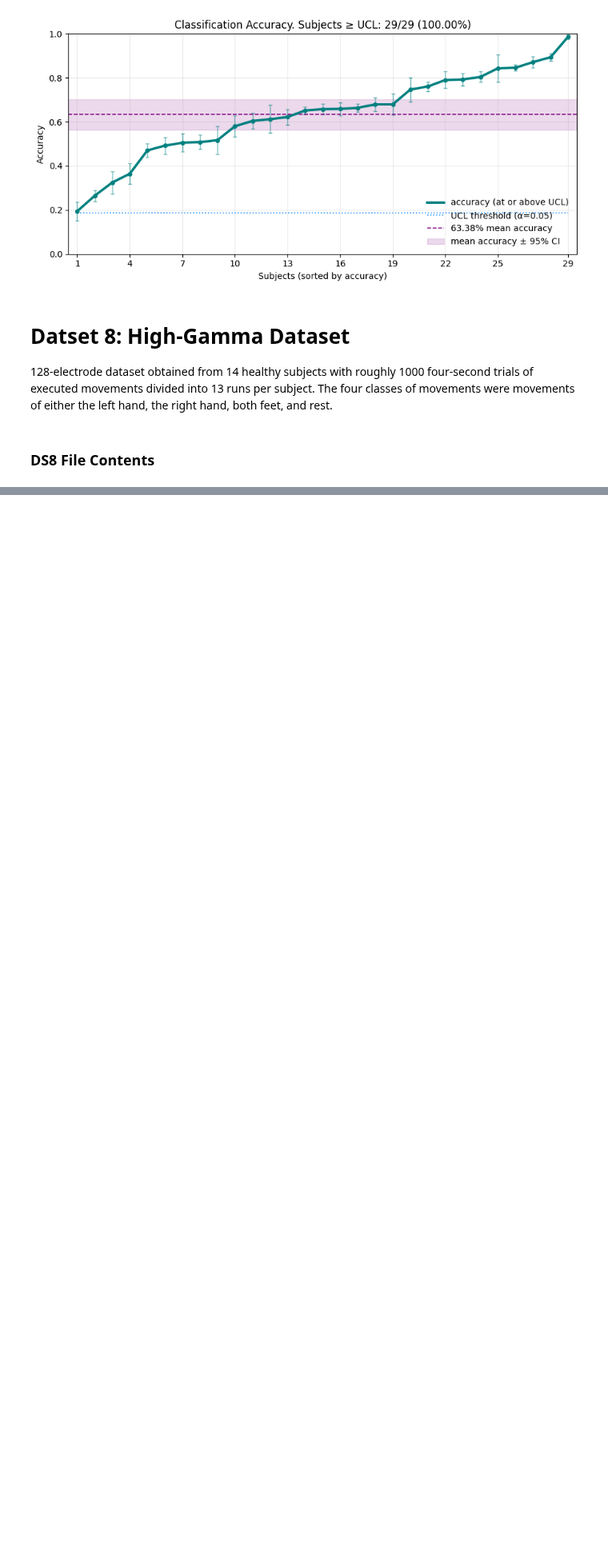
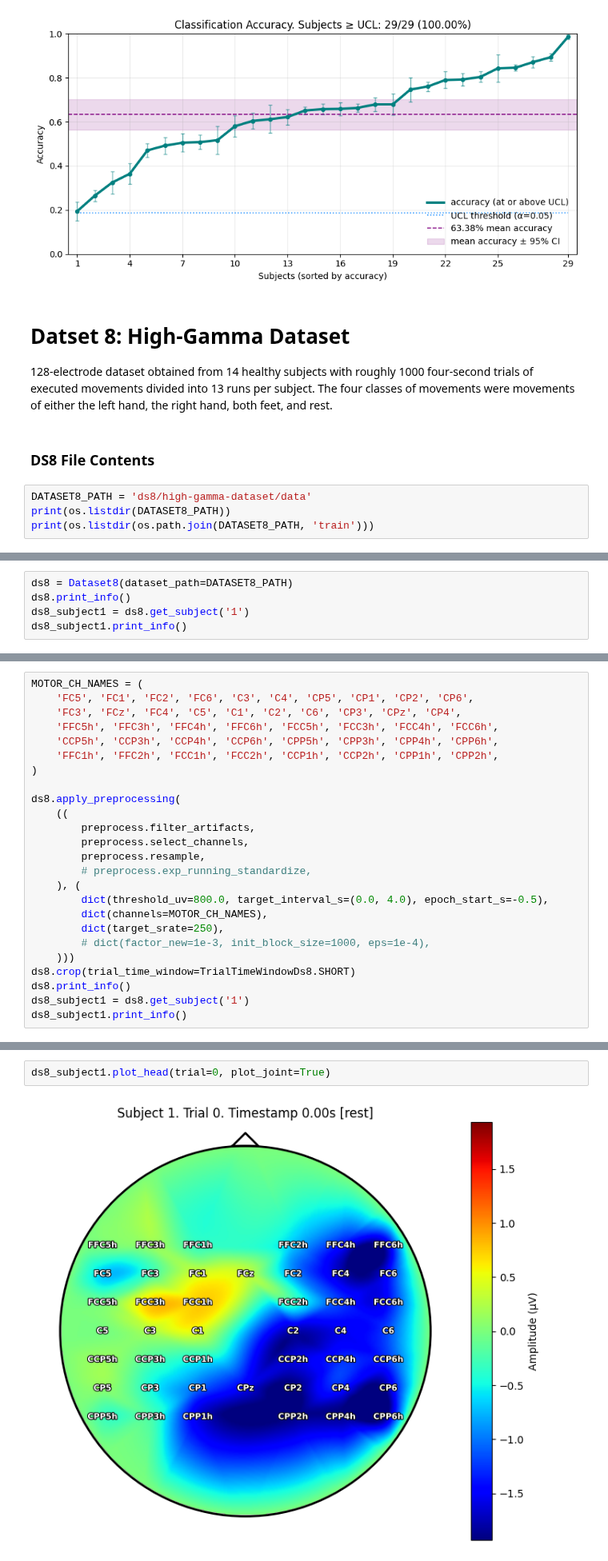
Before and after one commit to annzb/eeg-mi-decoders, a Jupyter notebook: main.ipynb, the cells around one changed output, grey strips where cells are left out. Shown at 80% size. Drawn from its saved outputs; the diff is of its cells as text; blank space fills up the shorter version.

Commit message:
Reproduce dataset 8 results

```diff
--- a/main.ipynb
+++ b/main.ipynb
@@ -277,3 +275,7 @@ plots.plot_model_accuracies(*ds4_eval.get_model_scores(dataset=ds4, mode='test')
 128-electrode dataset obtained from 14 healthy subjects with roughly 1000 four-second trials of executed movements divided into 13 runs per subject. The four classes of movements were movements of either the left hand, the right hand, both feet, and rest.
 # %% [markdown]
 ### DS8 File Contents
+# %%
+DATASET8_PATH = 'ds8/high-gamma-dataset/data'
+print(os.listdir(DATASET8_PATH))
+print(os.listdir(os.path.join(DATASET8_PATH, 'train')))
@@ -279,0 +285,5 @@ plots.plot_model_accuracies(*ds4_eval.get_model_scores(dataset=ds4, mode='test')
+# %%
+ds8 = Dataset8(dataset_path=DATASET8_PATH)
+ds8.print_info()
+ds8_subject1 = ds8.get_subject('1')
+ds8_subject1.print_info()
@@ -279,0 +300,25 @@ plots.plot_model_accuracies(*ds4_eval.get_model_scores(dataset=ds4, mode='test')
+# %%
+MOTOR_CH_NAMES = (
+    'FC5', 'FC1', 'FC2', 'FC6', 'C3', 'C4', 'CP5', 'CP1', 'CP2', 'CP6',
+    'FC3', 'FCz', 'FC4', 'C5', 'C1', 'C2', 'C6', 'CP3', 'CPz', 'CP4',
+    'FFC5h', 'FFC3h', 'FFC4h', 'FFC6h', 'FCC5h', 'FCC3h', 'FCC4h', 'FCC6h',
+    'CCP5h', 'CCP3h', 'CCP4h', 'CCP6h', 'CPP5h', 'CPP3h', 'CPP4h', 'CPP6h',
+    'FFC1h', 'FFC2h', 'FCC1h', 'FCC2h', 'CCP1h', 'CCP2h', 'CPP1h', 'CPP2h',
+)
+
+ds8.apply_preprocessing(
+    ((
+        preprocess.filter_artifacts,
+        preprocess.select_channels,
+        preprocess.resample,
+        # preprocess.exp_running_standardize,
+    ), (
+        dict(threshold_uv=800.0, target_interval_s=(0.0, 4.0), epoch_start_s=-0.5),
+        dict(channels=MOTOR_CH_NAMES),
+        dict(target_srate=250),
+        # dict(factor_new=1e-3, init_block_size=1000, eps=1e-4),
+    )))
+ds8.crop(trial_time_window=TrialTimeWindowDs8.SHORT)
+ds8.print_info()
+ds8_subject1 = ds8.get_subject('1')
+ds8_subject1.print_info()
@@ -279,0 +335,4 @@ plots.plot_model_accuracies(*ds4_eval.get_model_scores(dataset=ds4, mode='test')
+# %%
+ds8_subject1.plot_head(trial=0, plot_joint=True)
+# %% [output]
+[figure, added]
```
Also changed, not shown: parts of 20 cells of this notebook, 18 other files.
